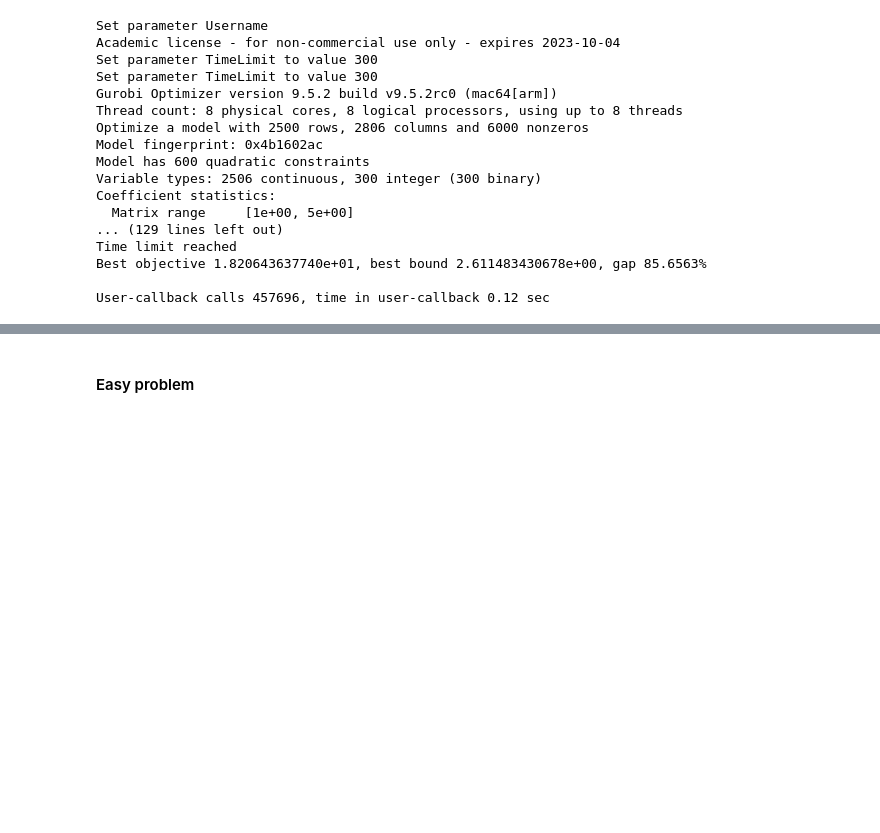
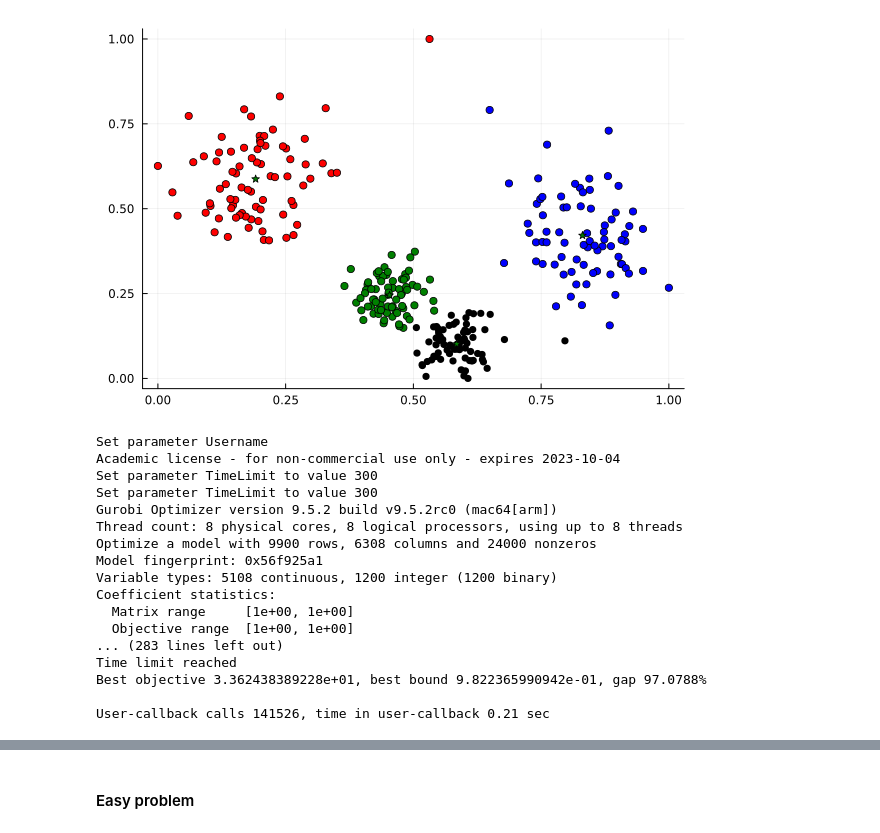
Before and after one commit to MattiaRavasio/Optimal_Kmeans, a Jupyter notebook: KmeansMattia.ipynb, the cells around one changed output, grey strips where cells are left out. Saved outputs shown, nothing was run; the diff lists cells and outputs as text; code cells hidden in the pictures; blank space fills up the shorter version.

Commit message:
Adding code for euclidean tests

```diff
--- a/KmeansMattia.ipynb
+++ b/KmeansMattia.ipynb
@@ -115,5 +67,18 @@ plot!(centroids[:,1], centroids[:,2], seriestype=:scatter, legend=false, color=:
+# %%
+km = kmeans(points', 4);
+centroids = km.centers';
+assignments = km.assignments;
+
+mapping = Dict(1=>:black, 2=>:red, 3=>:blue, 4=>:green)
+colors = [mapping[v] for v in assignments];
+
+plot(points[:,1], points[:,2], seriestype=:scatter, legend=false, color=colors)
+
+plot!(centroids[:,1], centroids[:,2], seriestype=:scatter, legend=false, color=:green, markershape=:star5)
+# %% [output]
+[figure, added]
 # %%
-centroids, assignment, obj_value = euclidean_optimal_kmenas(points, 3,100,2);
+centroids, assignment, obj_value = manhattan_warm_start(points, 4,300,2);
 # %% [output]
 Set parameter Username
 Academic license - for non-commercial use only - expires 2023-10-04
@@ -121,15 +86,15 @@ Set parameter TimeLimit to value 300
 Set parameter TimeLimit to value 300
 Gurobi Optimizer version 9.5.2 build v9.5.2rc0 (mac64[arm])
 Thread count: 8 physical cores, 8 logical processors, using up to 8 threads
-Optimize a model with 2500 rows, 2806 columns and 6000 nonzeros
-Model fingerprint: 0x4b1602ac
-Model has 600 quadratic constraints
-Variable types: 2506 continuous, 300 integer (300 binary)
+Optimize a model with 9900 rows, 6308 columns and 24000 nonzeros
+Model fingerprint: 0x56f925a1
+Variable types: 5108 continuous, 1200 integer (1200 binary)
 Coefficient statistics:
-  Matrix range     [1e+00, 5e+00]
-... (129 lines left out)
+  Matrix range     [1e+00, 1e+00]
+  Objective range  [1e+00, 1e+00]
+... (283 lines left out)
 Time limit reached
-Best objective 1.820643637740e+01, best bound 2.611483430678e+00, gap 85.6563%
+Best objective 3.362438389228e+01, best bound 9.822365990942e-01, gap 97.0788%
 
-User-callback calls 457696, time in user-callback 0.12 sec
+User-callback calls 141526, time in user-callback 0.21 sec
 # %%
```
Also changed, not shown: parts of 32 cells of this notebook, 6 other files.
